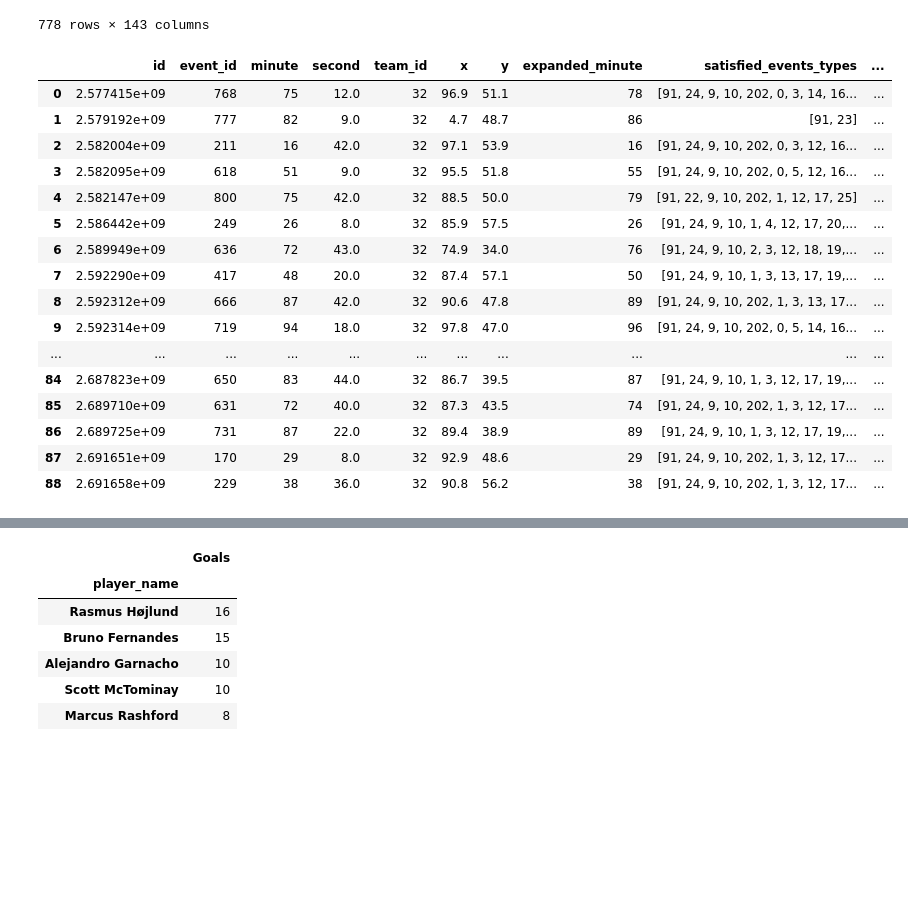
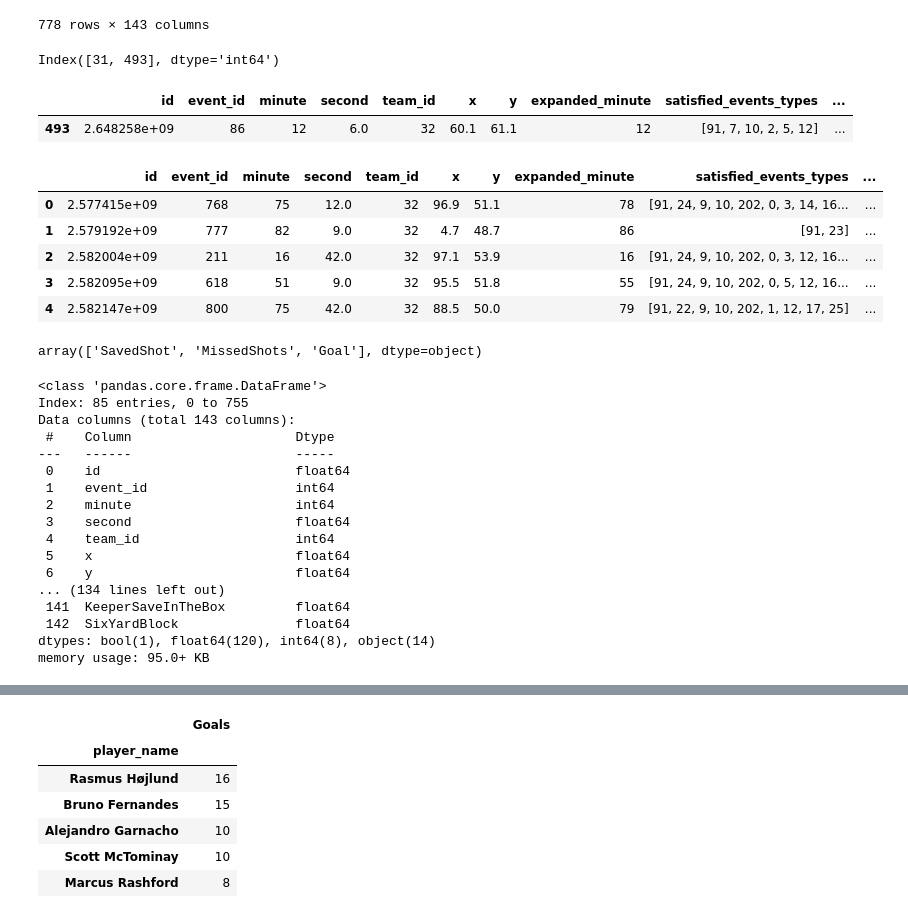
Before and after one commit to patrick-cw/Manchester-United-Analysis, a Jupyter notebook: Personal_Project.ipynb, the cells around one changed output, grey strips where cells are left out. Drawn from its saved outputs; the diff is of its cells as text; code cells hidden in the pictures; blank space fills up the shorter version.

```diff
--- a/Personal_Project.ipynb
+++ b/Personal_Project.ipynb
@@ -198,3 +198,5 @@ events_all
 83186 rows × 143 columns
 # %%
 events_all.to_csv('Manchester United Events 2023-2024.csv')
+# %%
+events_all = pd.read_csv('Manchester United Events 2023-2024.csv',index_col=0)
@@ -261,0 +323,7 @@ array(['Start', 'Pass', 'Interception', 'BallRecovery', 'TakeOn',
+# %%
+first_match = events_all.loc[(events_all.match_id==1) & (events_all.team_id==32)].reset_index(drop=True)
+pass_success = first_match.loc[(first_match.type_display_name=='Pass') & (first_match['outcomeType.displayName']=='Successful')]
+for i in pass_success.index:
+  pass_success.loc[i, 'pass_recipient_name'] = first_match.iloc[i+1]['player_name']
+pass_success = pass_success.reset_index(drop=True)
+pass_success = pass_success[['id','event_id','minute','second','team_id','x','y','end_x','end_y','type_display_name','player_name','pass_recipient_name','Length','Angle']]
@@ -262,3 +387,9 @@ array(['Start', 'Pass', 'Interception', 'BallRecovery', 'TakeOn',
+# %%
+pass_success = events_all.loc[(events_all.type_display_name=='Pass') & (events_all.outcome_type_display_name=='Successful')]
+pass_success
+for i in pass_success.index:
+  first_match.loc[i, 'pass_recipient_name'] = first_match.iloc[i+1]['player_name']
+first_match
 # %% [markdown]
 ## Check Corner
 # %%
@@ -330,24 +461,33 @@ mu_shots
 | 776 | 2.691692e+09 | 466 | 80 | 18.0 | 32 | 80.8 | 29.9 | 82 | [91, 9, 10, 2, 5, 12] | ... |
 | 777 | 2.691701e+09 | 547 | 93 | 52.0 | 32 | 52.7 | 83.1 | 95 | [91, 7, 10, 88, 2, 3, 12] | ... |
 778 rows × 143 columns
+# %%
+mu_shots.loc[mu_shots.x<=50.0].index
+# %% [output]
+Index([31, 493], dtype='int64')
+# %%
+mu_shots.loc[mu_shots.index==493]
+# %% [output]
+|  | id | event_id | minute | second | team_id | x | y | expanded_minute | satisfied_events_types | ... |
+| 493 | 2.648258e+09 | 86 | 12 | 6.0 | 32 | 60.1 | 61.1 | 12 | [91, 7, 10, 2, 5, 12] | ... |
+# %%
+wrong_loc = mu_shots.loc[mu_shots.x<=50.0].index
+for i in wrong_loc:
+    temp_x = mu_shots['x'].iloc[i]
+    temp_y = mu_shots['y'].iloc[i]
+    mu_shots.loc[i,'x'] = 100.0 - temp_x
+    mu_shots.loc[i,'y'] = 100.0 - temp_y
 # %%
 shot_goal = mu_shots.loc[mu_shots.is_goal==True].reset_index(drop=True)
-shot_goal
+shot_goal.head()
 # %% [output]
 |  | id | event_id | minute | second | team_id | x | y | expanded_minute | satisfied_events_types | ... |
 | 0 | 2.577415e+09 | 768 | 75 | 12.0 | 32 | 96.9 | 51.1 | 78 | [91, 24, 9, 10, 202, 0, 3, 14, 16... | ... |
 | 1 | 2.579192e+09 | 777 | 82 | 9.0 | 32 | 4.7 | 48.7 | 86 | [91, 23] | ... |
 | 2 | 2.582004e+09 | 211 | 16 | 42.0 | 32 | 97.1 | 53.9 | 16 | [91, 24, 9, 10, 202, 0, 3, 12, 16... | ... |
 | 3 | 2.582095e+09 | 618 | 51 | 9.0 | 32 | 95.5 | 51.8 | 55 | [91, 24, 9, 10, 202, 0, 5, 12, 16... | ... |
 | 4 | 2.582147e+09 | 800 | 75 | 42.0 | 32 | 88.5 | 50.0 | 79 | [91, 22, 9, 10, 202, 1, 12, 17, 25] | ... |
-| 5 | 2.586442e+09 | 249 | 26 | 8.0 | 32 | 85.9 | 57.5 | 26 | [91, 24, 9, 10, 1, 4, 12, 17, 20,... | ... |
-| 6 | 2.589949e+09 | 636 | 72 | 43.0 | 32 | 74.9 | 34.0 | 76 | [91, 24, 9, 10, 2, 3, 12, 18, 19,... | ... |
-| 7 | 2.592290e+09 | 417 | 48 | 20.0 | 32 | 87.4 | 57.1 | 50 | [91, 24, 9, 10, 1, 3, 13, 17, 19,... | ... |
-| 8 | 2.592312e+09 | 666 | 87 | 42.0 | 32 | 90.6 | 47.8 | 89 | [91, 24, 9, 10, 202, 1, 3, 13, 17... | ... |
-| 9 | 2.592314e+09 | 719 | 94 | 18.0 | 32 | 97.8 | 47.0 | 96 | [91, 24, 9, 10, 202, 0, 5, 14, 16... | ... |
-| ... | ... | ... | ... | ... | ... | ... | ... | ... | ... | ... |
-| 84 | 2.687823e+09 | 650 | 83 | 44.0 | 32 | 86.7 | 39.5 | 87 | [91, 24, 9, 10, 1, 3, 12, 17, 19,... | ... |
-| 85 | 2.689710e+09 | 631 | 72 | 40.0 | 32 | 87.3 | 43.5 | 74 | [91, 24, 9, 10, 202, 1, 3, 12, 17... | ... |
-| 86 | 2.689725e+09 | 731 | 87 | 22.0 | 32 | 89.4 | 38.9 | 89 | [91, 24, 9, 10, 1, 3, 12, 17, 19,... | ... |
-| 87 | 2.691651e+09 | 170 | 29 | 8.0 | 32 | 92.9 | 48.6 | 29 | [91, 24, 9, 10, 202, 1, 3, 12, 17... | ... |
-| 88 | 2.691658e+09 | 229 | 38 | 36.0 | 32 | 90.8 | 56.2 | 38 | [91, 24, 9, 10, 202, 1, 3, 12, 17... | ... |
+# %%
+mu_shots['type_display_name'].unique()
+# %% [output]
+array(['SavedShot', 'MissedShots', 'Goal'], dtype=object)
@@ -353,0 +496,20 @@ shot_goal
+# %%
+Rash_shot.info('verbose=True')
+# %% [output]
+<class 'pandas.core.frame.DataFrame'>
+Index: 85 entries, 0 to 755
+Data columns (total 143 columns):
+ #    Column                     Dtype
+---   ------                     -----
+ 0    id                         float64
+ 1    event_id                   int64
+ 2    minute                     int64
+ 3    second                     float64
+ 4    team_id                    int64
+ 5    x                          float64
+ 6    y                          float64
+... (134 lines left out)
+ 141  KeeperSaveInTheBox         float64
+ 142  SixYardBlock               float64
+dtypes: bool(1), float64(120), int64(8), object(14)
+memory usage: 95.0+ KB
```
Also changed, not shown: parts of 14 cells of this notebook.
